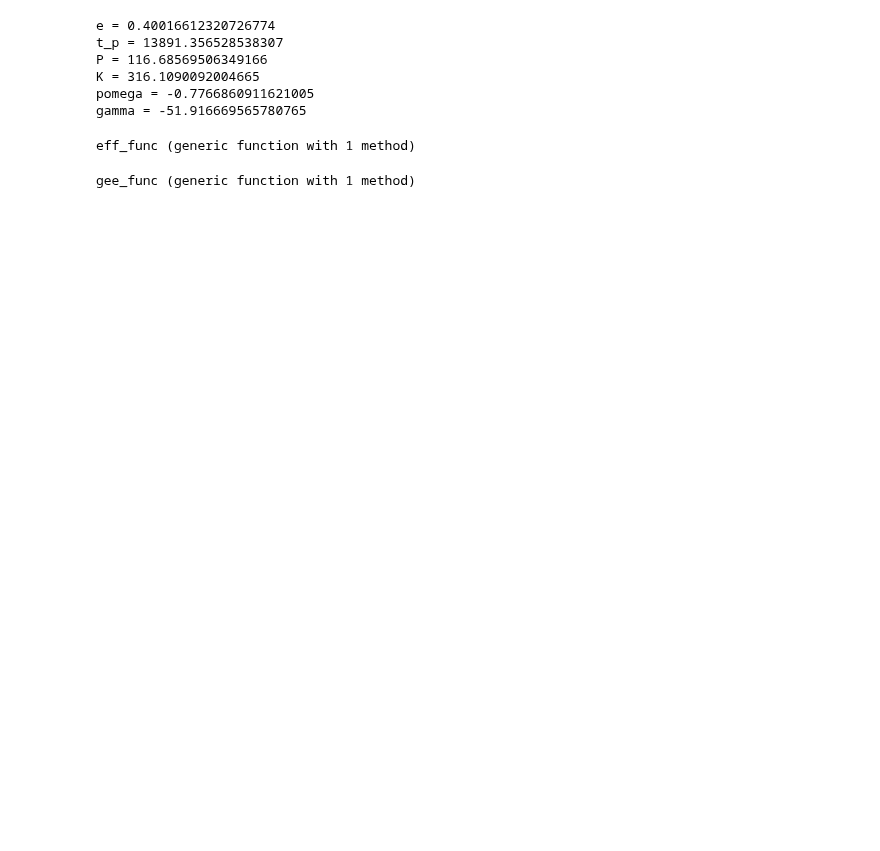
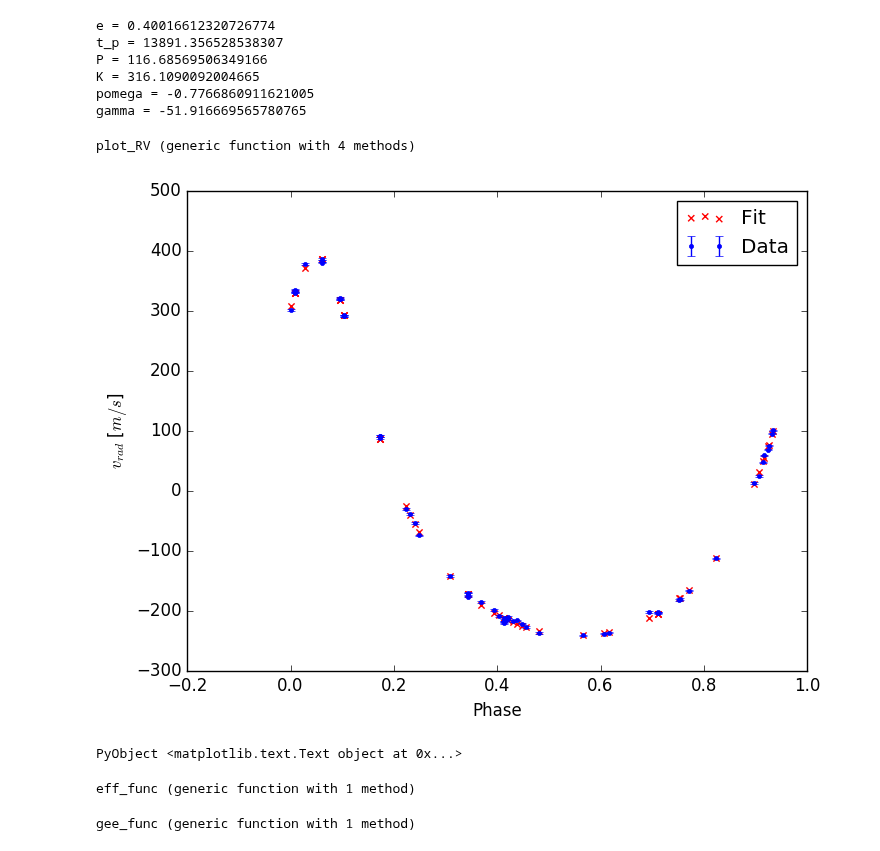
Before and after one commit to jlustigy/ExoJulia, a Jupyter notebook: Homework/hw2/Trevor_Kolby/hw2_long.ipynb, the cells around one changed output. Saved outputs shown, nothing was run; the diff lists cells and outputs as text; code cells hidden in the pictures; blank space fills up the shorter version.

```diff
--- a/Homework/hw2/Trevor_Kolby/hw2_long.ipynb
+++ b/Homework/hw2/Trevor_Kolby/hw2_long.ipynb
@@ -44,0 +137,17 @@ data = readdlm("mystery_planet.txt",Float64) ;
+# %%
+#A function that, given parameters generated by fit_RV, generates v_rad at any given time
+function get_v_rad_fit(times::Array,params::Array)
+
+    #Convert the times into eccentric anomalies, then into true anomalies
+    Es::Array{Float64} = kepler_solve!(M(times,params[2],params[3]),params[1])
+    f::Array{Float64} = EtoF(Es,params[1])
+
+    #Get h,c,v0 from orbital parameters
+    h = params[4]*cosd(params[5])
+    c = -params[4]*sind(params[5])
+    v0 = params[6]+params[4]*params[1]*cosd(params[5])
+
+    #Return the radial velocities
+    return h.*cos(f)+c*sin(f).+v0
+
+end
@@ -108,6 +175,38 @@ P = 116.68569506349166
 K = 316.1090092004665
 pomega = -0.7766860911621005
 gamma = -51.916669565780765
+# %%
+function plot_RV(times::Array{Float64},rvs::Array{Float64},period::Float64,errors::Array{Float64},lab::ASCIIString;col="blue")
+    phase = mod(times, period)/period;
+    errorbar(phase, rvs, yerr = errors,color=col,fmt=".",label=lab)
+end
+
+function plot_RV(times::Array{Float64},rvs::Array{Float64},period::Float64,errors::Array{Float64};col="blue")
+    phase = mod(times, period)/period;
+    errorbar(phase, rvs, yerr = errors,color=col,fmt=".",)
+end
+
+function plot_RV(times::Array{Float64},rvs::Array{Float64},period::Float64,lab::ASCIIString;col="blue")
+    phase = mod(times, period)/period;
+    scatter(phase, rvs,marker="x",color=col,label=lab)
+end
+
+function plot_RV(times::Array{Float64},rvs::Array{Float64},period::Float64;col="blue")
+    phase = mod(times, period)/period;
+    scatter(phase,rvs,marker="x",color=col)
+end
+# %% [output]
+plot_RV (generic function with 4 methods)
+# %%
+plot_RV(times,RVs,116.68569506349166,RV_errs,"Data",col="blue")
+fitted_rv = get_v_rad_fit(times,result)
+plot_RV(times,fitted_rv,116.68569506349166,"Fit",col="red")
+legend(loc=0)
+xlabel("Phase")
+ylabel(L"$v_{rad}$ [$m/s$]")
+# %% [output]
+[figure, added]
+PyObject <matplotlib.text.Text object at 0x...>
 # %%
 function eff_func(t,t0::Float64,r0::Float64,sma::Float64,ecc::Float64,t_p::Float64,P::Float64)
     Ms = M(t,t_p,P)
```
Also changed, not shown: parts of 15 cells of this notebook, 2 other files.
